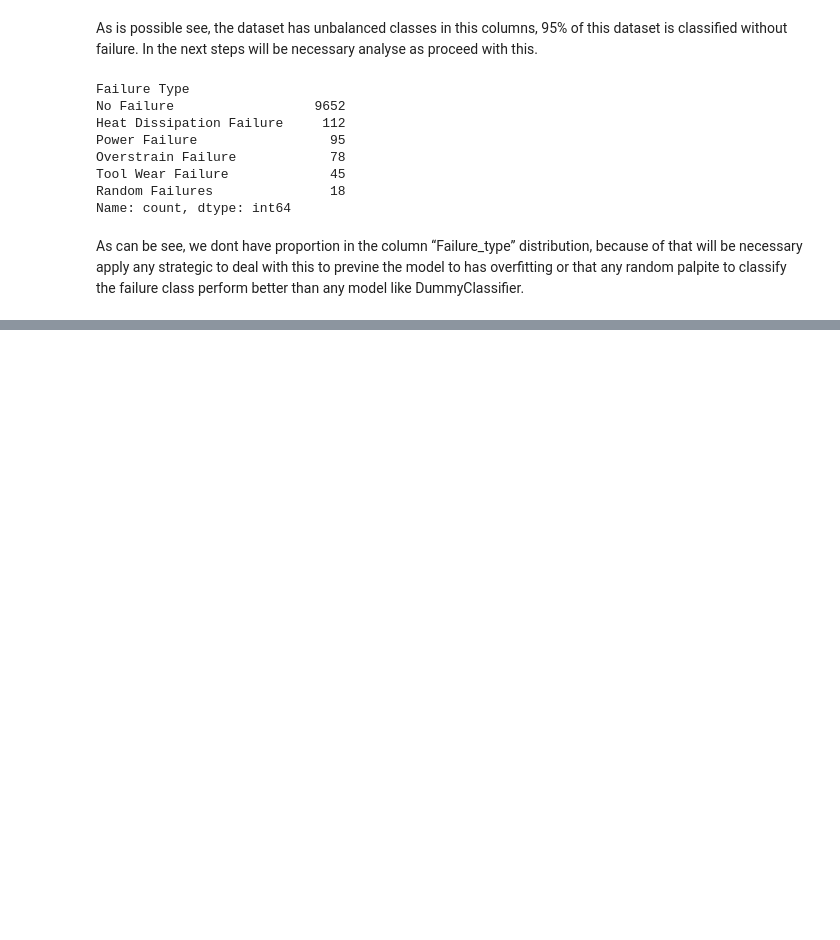
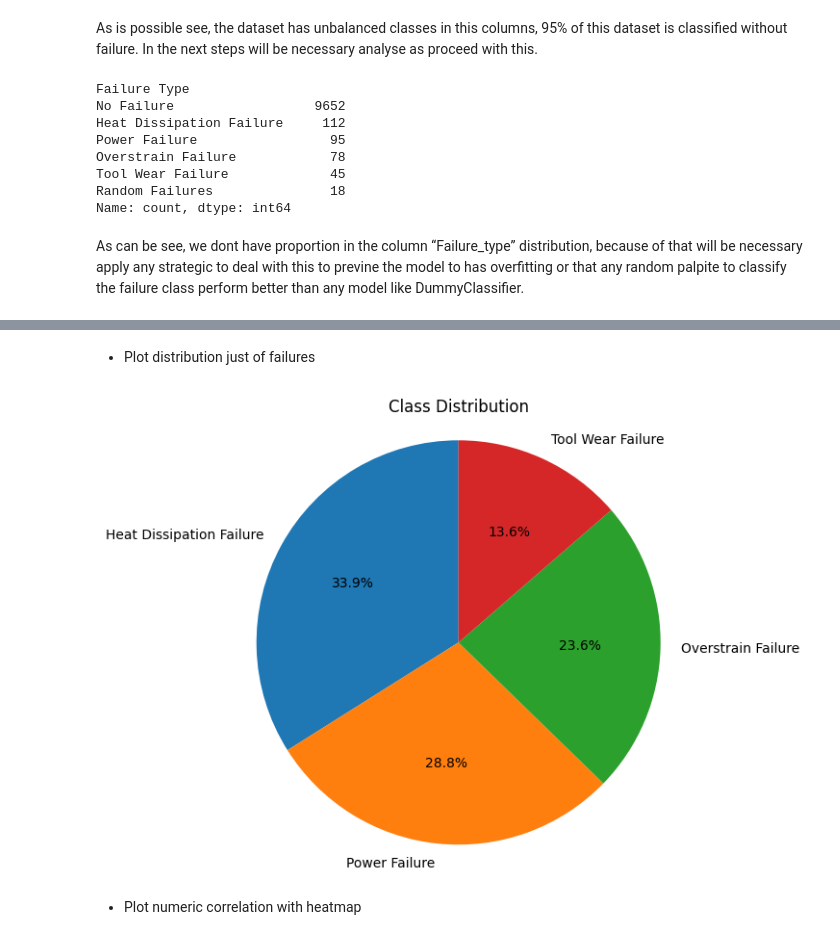
Before and after one commit to Danishdbu/Data-Science-Project-for-Maintenance, a Jupyter notebook: file1.ipynb, the cells around one changed output, grey strips where cells are left out. Drawn from its saved outputs; the diff is of its cells as text; code cells hidden in the pictures; blank space fills up the shorter version.

```diff
--- a/file1.ipynb
+++ b/file1.ipynb
@@ -145,0 +279,18 @@ As can be see, we dont have proportion in the column “Failure_type” distribu
+# %% [markdown]
+- Plot distribution just of failures
+# %%
+df_failure_type = df.loc[df['Failure_type'] != "No Failure"]
+
+# Verifique o balanceamento resultante
+proportions = df_failure_type['Failure_type'].value_counts(normalize=True)
+
+# Plotar o gráfico de pizza
+plt.figure(figsize=(8, 6))
+plt.pie(proportions, labels=proportions.index, autopct='%1.1f%%', startangle=90)
+plt.axis('equal')  # Assegura que o gráfico seja desenhado como um círculo
+plt.title('Class Distribution')
+plt.show()
+# %% [output]
+[figure, added]
+# %% [markdown]
+- Plot numeric correlation with heatmap
```
Also changed, not shown: parts of 30 cells of this notebook, 1 other file.
